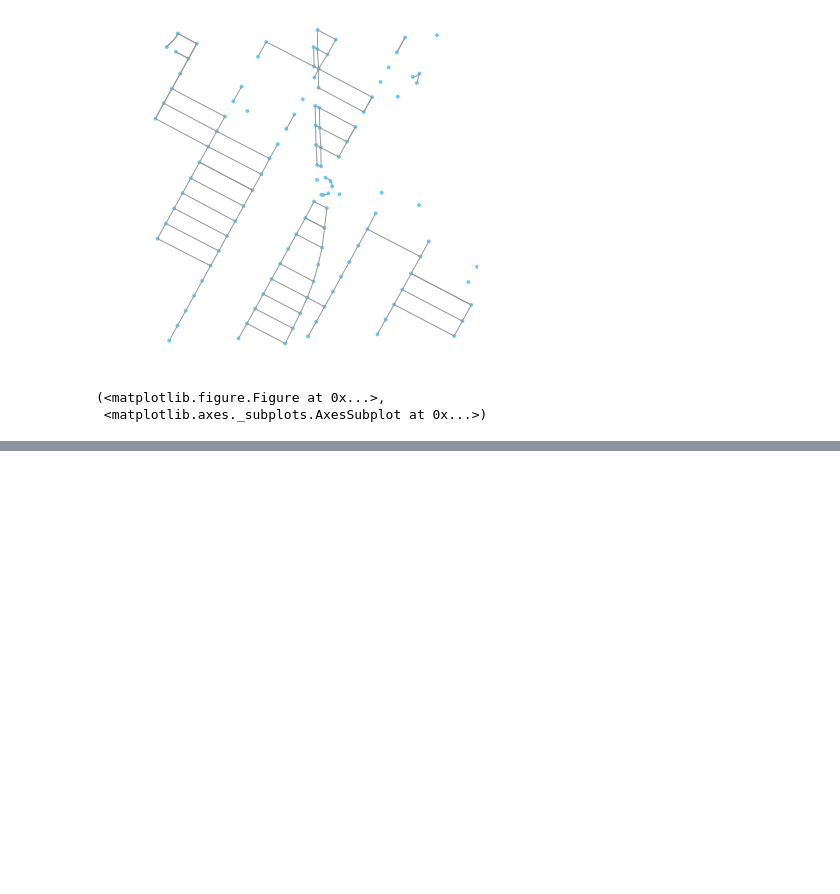
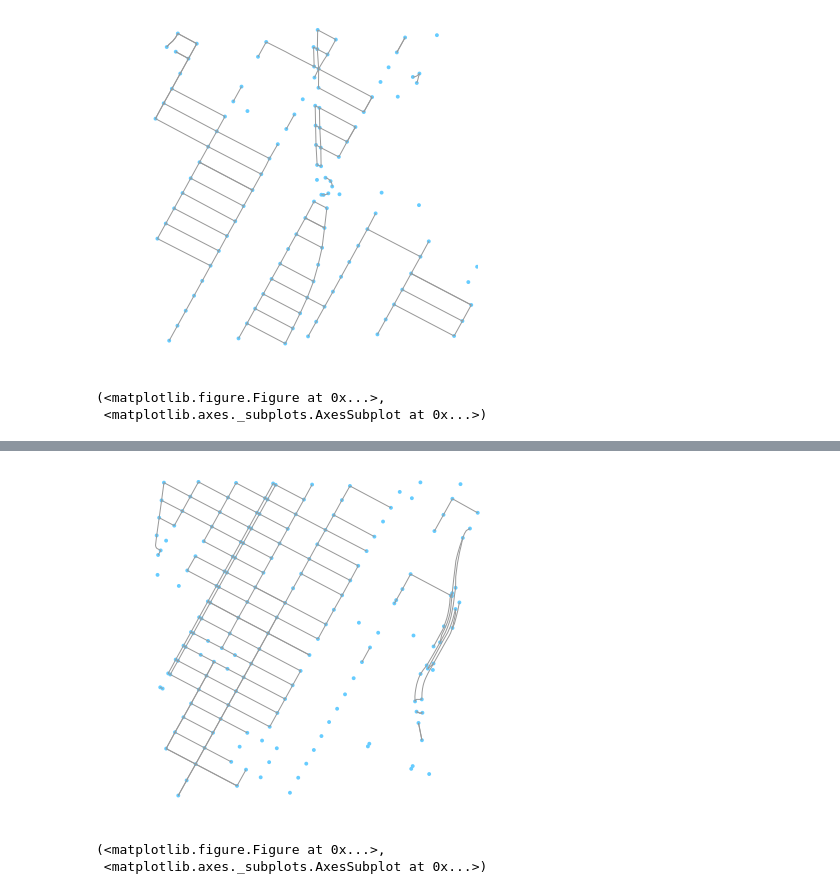
Before and after one commit to iwsstuart/taxi-trip-prediction, a Jupyter notebook: networks.ipynb, the cells around one changed output, grey strips where cells are left out. Drawn from its saved outputs; the diff is of its cells as text; code cells hidden in the pictures; blank space fills up the shorter version.

```diff
--- a/networks.ipynb
+++ b/networks.ipynb
@@ -193,0 +243,8 @@ ox.plot_graph(subgraph)
+# %%
+subgraph_2 = nyc.subgraph(local_graph_2.nodes())
+subgraph_2 = ox.project_graph(subgraph_2)
+ox.plot_graph(subgraph_2)
+# %% [output]
+[figure, added]
+(<matplotlib.figure.Figure at 0x...>,
+ <matplotlib.axes._subplots.AxesSubplot at 0x...>)
```
Also changed, not shown: parts of 26 cells of this notebook, 1 other file.
